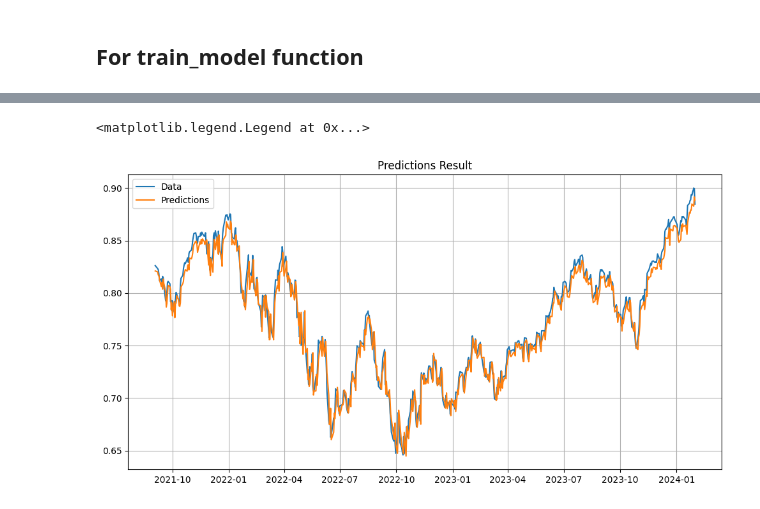
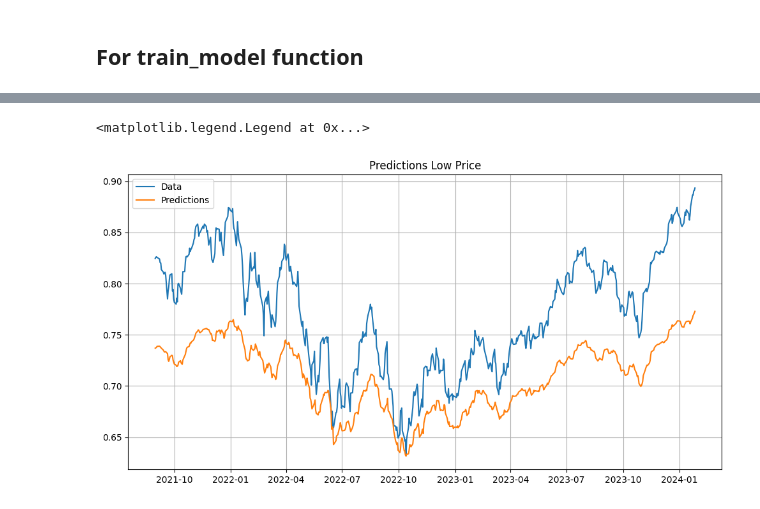
Before and after one commit to BoykoPetevBoev/Stock-Market-Prediction, a Jupyter notebook: src/models/lstm_v2/lstm_model.ipynb, the cells around one changed output, grey strips where cells are left out. Drawn from its saved outputs; the diff is of its cells as text; code cells hidden in the pictures.

```diff
--- a/src/models/lstm_v2/lstm_model.ipynb
+++ b/src/models/lstm_v2/lstm_model.ipynb
@@ -43,14 +43,17 @@ train, test, predict = get_lstm_data()
 
 x_train = train['x']
 y_train = train['y']
-dates_train = train['dates']
+x_dates_train = train['x_dates']
+y_dates_train = train['y_dates']
 
 x_test = test['x']
 y_test = test['y']
-dates_test = test['dates']
+x_dates_test = test['x_dates']
+y_dates_test = test['y_dates']
 
 x_predict = predict['x']
 y_predict = predict['y']
-dates_predict = predict['dates']
+x_dates_predict = predict['x_dates']
+y_dates_predict = predict['y_dates']
 # %%
 plt = config_chart('Model Data')
@@ -93,0 +97,3 @@ Text(0, 0.5, 'Value')
+# %%
+model.save('./models/lstm_v2/lstm_model_v2')
+model = tf.keras.models.load_model('./models/lstm_v2/lstm_model_v2')
@@ -118,4 +136,0 @@ plt.legend(['Data', 'Predictions'])
-# %%
-model.save('./models/lstm_v1/lstm_model')
-loaded_model = tf.keras.models.load_model('./models/lstm_v1/lstm_model')
-predictions = loaded_model.predict(x_predict)
@@ -128,8 +137,8 @@ WARNING:tensorflow:From f:\DR\Stock-Market-Prediction\venv\lib\site-packages\ker
 # %%
-plt = config_chart('Predictions Result')
-plt.plot(dates_predict, y_predict)
-plt.plot(dates_predict, predictions)
+plt = config_chart('Predictions Low Price')
+plt.plot(y_dates_predict[:, 0], y_predict[:, 0, 2])
+plt.plot(y_dates_predict[:, 0], predictions[:, 0, 2])
 plt.legend(['Data', 'Predictions'])
 # %% [output]
 <matplotlib.legend.Legend at 0x...>
-[figure, old version]
+[figure, new version]
```
Also changed, not shown: parts of 16 cells of this notebook, 11 other files.
